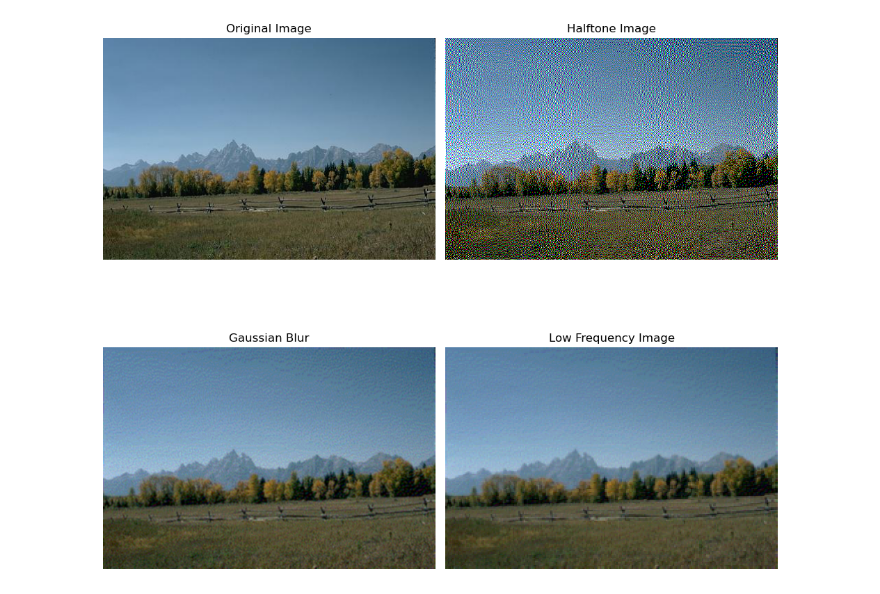
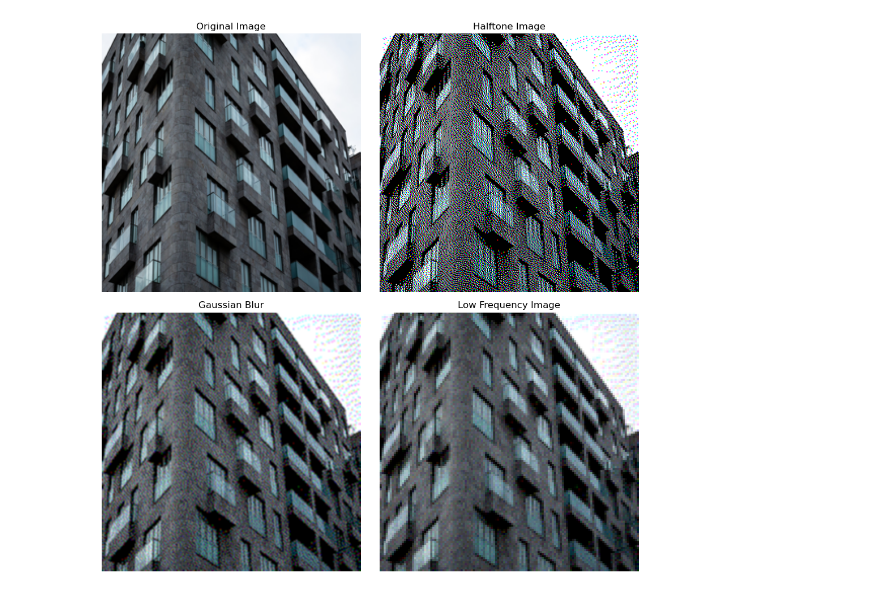
Before and after one commit to Kenny3Shen/DiffSo, a Jupyter notebook: DWT.ipynb, the cells around one changed output. Cells and saved outputs as stored; diff of their text form; code cells hidden in the pictures.

```diff
--- a/DWT.ipynb
+++ b/DWT.ipynb
@@ -43,33 +43,33 @@ def weightedSobel(img):
     img = cv2.cvtColor(img, cv2.COLOR_BGR2GRAY)
     img_sobel_x = cv2.Sobel(img, cv2.CV_64F, 1, 0, ksize=3)
     img_sobel_y = cv2.Sobel(img, cv2.CV_64F, 0, 1, ksize=3)
 
     img_sobel_x = cv2.convertScaleAbs(img_sobel_x)
     img_sobel_y = cv2.convertScaleAbs(img_sobel_y)
     img_sobel = cv2.addWeighted(img_sobel_x, 0.5, img_sobel_y, 0.5, 0)
     return img_sobel
 # 主处理流程
-img_path = '/home/shenss/python/dataset/BSD500/gt/2092.jpg'
+img_path = '/home/shenss/python/dataset/Urban100/gt/img_001.png'
 
 # 读取和处理图像
 img = np.array(Image.open(img_path))
 img_wsobel = weightedSobel(img)
 img_ht = halftone(img)
-img_gauss = cv2.GaussianBlur(img_ht, (5, 5), 0)
+img_gauss = cv2.GaussianBlur(img_ht, (3, 3), 0)
 img_low_freq = remove_high_freq(img_gauss, wavelet='haar', level=1)
 
 # 显示结果 - 修改为2x2布局
 plt.figure(figsize=(10, 10))
 titles = ['Original Image', 'Halftone Image', 'Gaussian Blur', 'Low Frequency Image']
 images = [img, img_ht, img_gauss, img_low_freq]
 
 for i, (title, image) in enumerate(zip(titles, images)):
     plt.subplot(2, 2, i+1)
     plt.imshow(image)
     plt.title(title)
     plt.axis('off')
 
 plt.tight_layout()
 plt.show()
 # %% [output]
-[figure, old version]
+[figure, new version]
```
Also changed, not shown: 3 other files.
